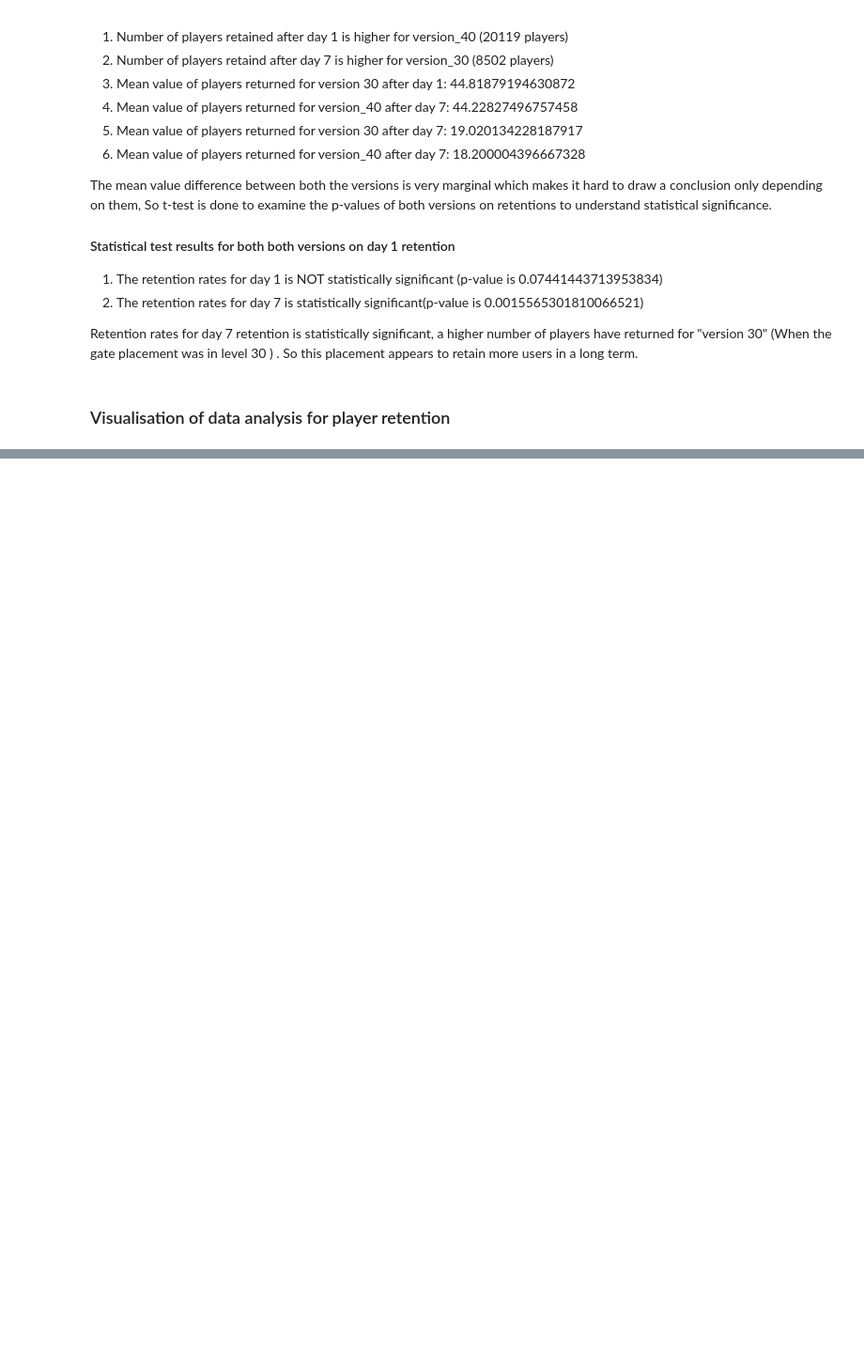
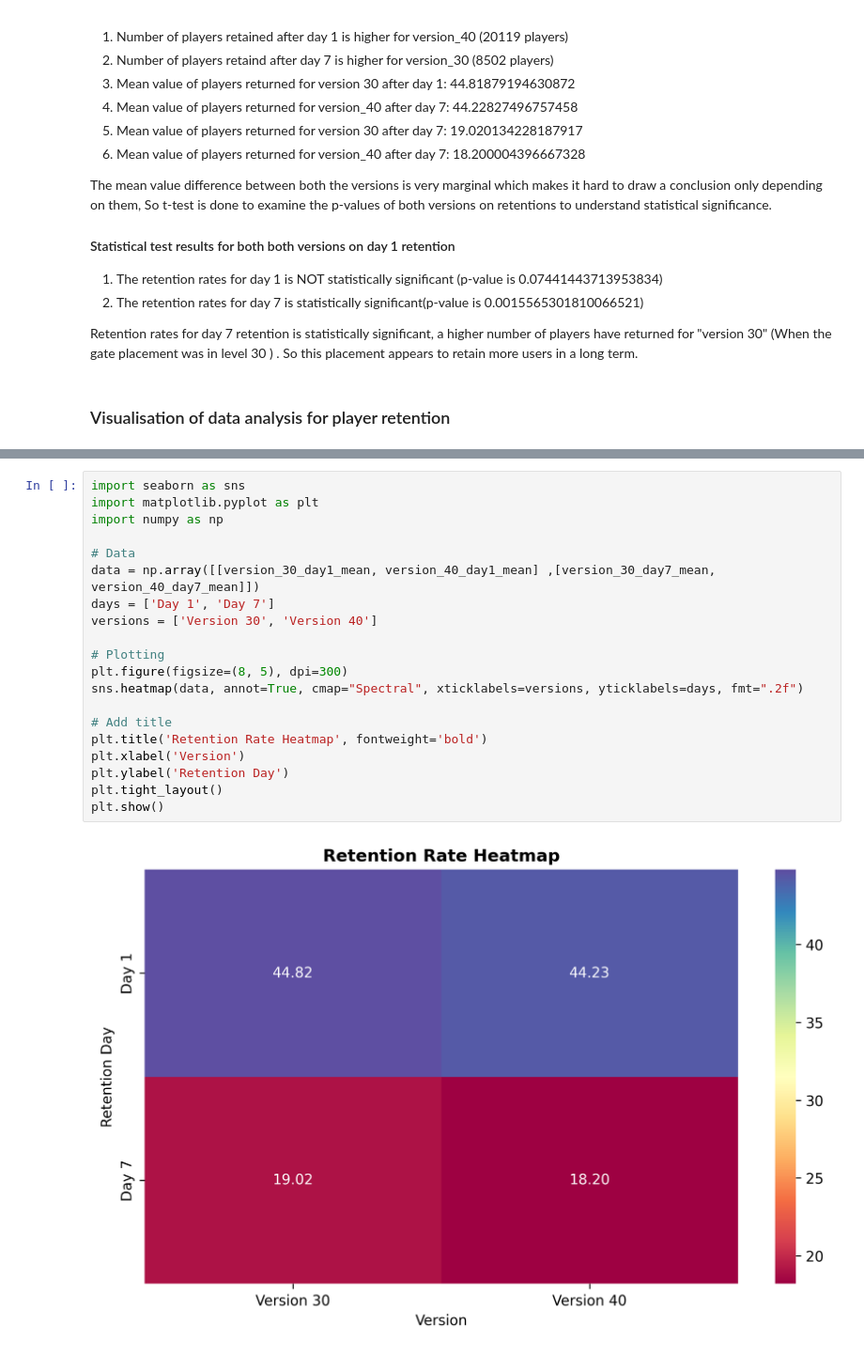
Before and after one commit to Skrishnaanjali/Cookie_cats_dataanalysis, a Jupyter notebook: Data_Analysis_cookiecats_final_draft.ipynb, the cells around one changed output, grey strips where cells are left out. Shown at 94% size. Drawn from its saved outputs; the diff is of its cells as text; blank space fills up the shorter version.

```diff
--- a/Data_Analysis_cookiecats_final_draft.ipynb
+++ b/Data_Analysis_cookiecats_final_draft.ipynb
@@ -243,0 +334,22 @@ Retention rates for day 7 retention is statistically significant, a higher numbe
+# %%
+import seaborn as sns
+import matplotlib.pyplot as plt
+import numpy as np
+
+# Data
+data = np.array([[version_30_day1_mean, version_40_day1_mean] ,[version_30_day7_mean, version_40_day7_mean]])
+days = ['Day 1', 'Day 7']
+versions = ['Version 30', 'Version 40']
+
+# Plotting
+plt.figure(figsize=(8, 5), dpi=300)
+sns.heatmap(data, annot=True, cmap="Spectral", xticklabels=versions, yticklabels=days, fmt=".2f")
+
+# Add title
+plt.title('Retention Rate Heatmap', fontweight='bold')
+plt.xlabel('Version')
+plt.ylabel('Retention Day')
+plt.tight_layout()
+plt.show()
+# %% [output]
+[figure, added]
```
Also changed, not shown: parts of 4 cells of this notebook.
